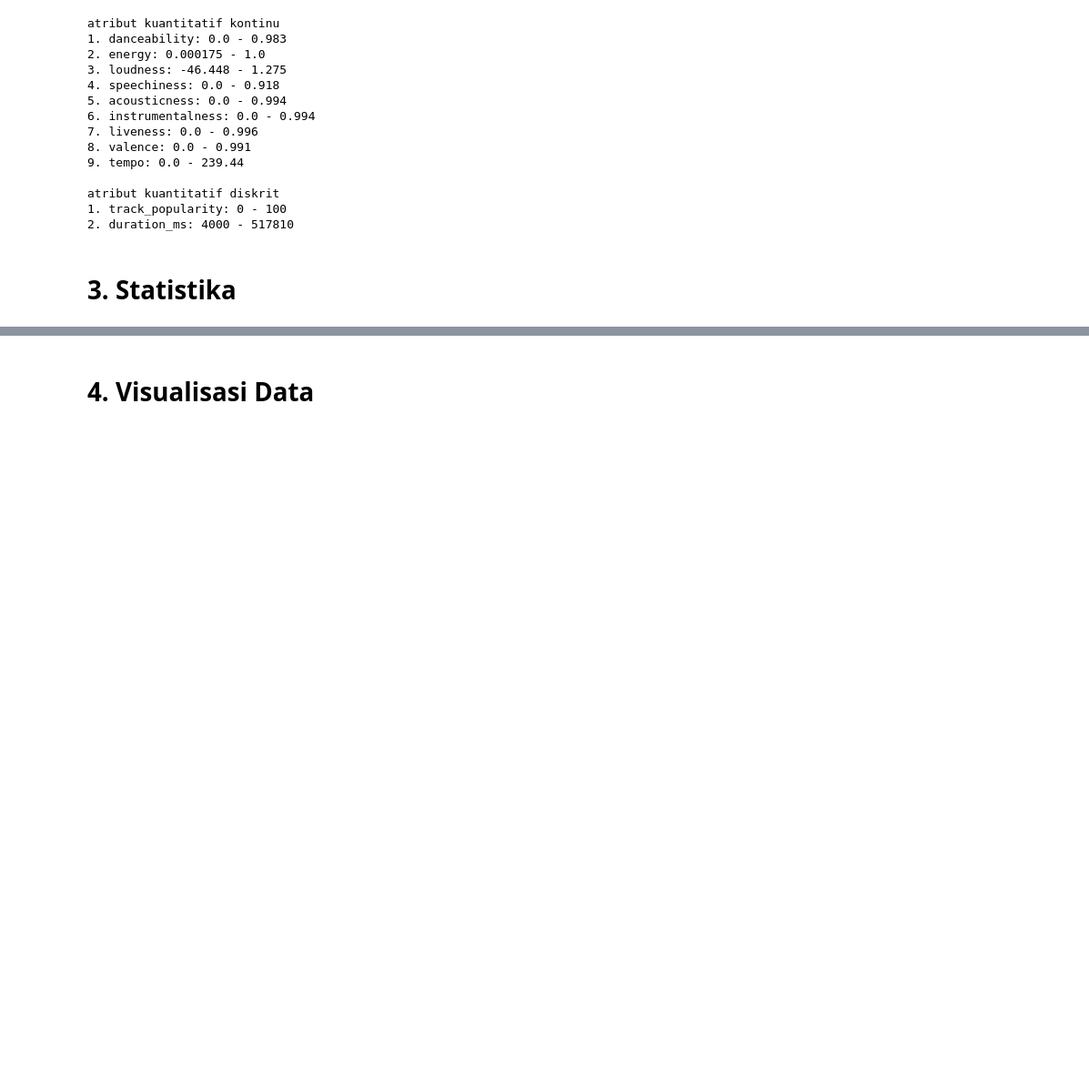
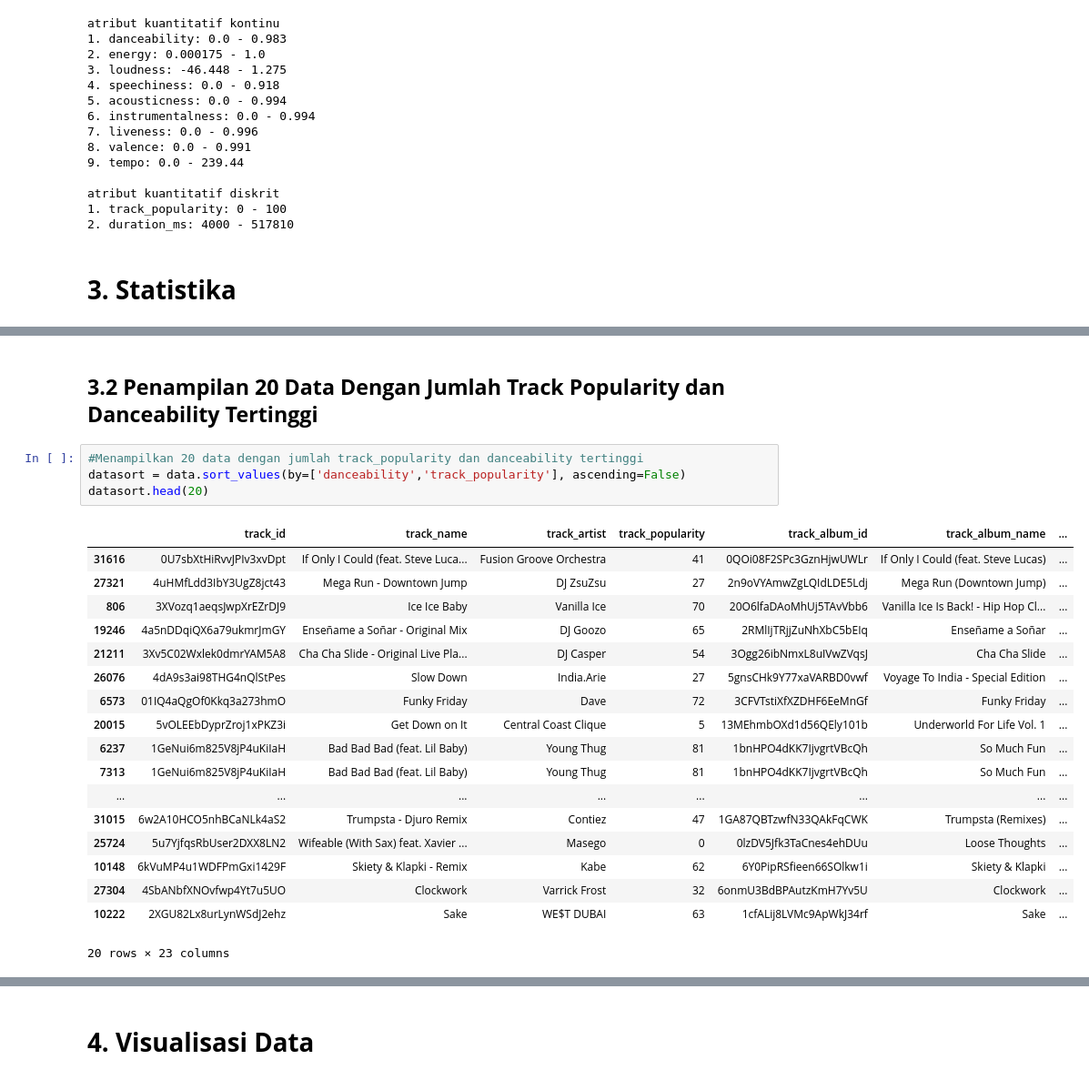
Before and after one commit to susTuna/Analisis-dan-Visualisasi-Data-Lagu-Spotify, a Jupyter notebook: Analisis dan Visualisasi 30000 Spotify Songs.ipynb, the cells around one changed output, grey strips where cells are left out. Shown at 91% size. Saved outputs shown, nothing was run; the diff lists cells and outputs as text; blank space fills up the shorter version.

```diff
--- a/Analisis dan Visualisasi 30000 Spotify Songs.ipynb
+++ b/Analisis dan Visualisasi 30000 Spotify Songs.ipynb
@@ -181,0 +182,25 @@ atribut kuantitatif diskrit
+# %% [markdown]
+## **3.2 Penampilan 20 Data Dengan Jumlah Track Popularity dan Danceability Tertinggi**
+# %%
+#Menampilkan 20 data dengan jumlah track_popularity dan danceability tertinggi
+datasort = data.sort_values(by=['danceability','track_popularity'], ascending=False)
+datasort.head(20)
+# %% [output]
+|  | track_id | track_name | track_artist | track_popularity | track_album_id | track_album_name | ... |
+| 31616 | 0U7sbXtHiRvvJPIv3xvDpt | If Only I Could (feat. Steve Luca... | Fusion Groove Orchestra | 41 | 0QOi08F2SPc3GznHjwUWLr | If Only I Could (feat. Steve Lucas) | ... |
+| 27321 | 4uHMfLdd3IbY3UgZ8jct43 | Mega Run - Downtown Jump | DJ ZsuZsu | 27 | 2n9oVYAmwZgLQIdLDE5Ldj | Mega Run (Downtown Jump) | ... |
+| 806 | 3XVozq1aeqsJwpXrEZrDJ9 | Ice Ice Baby | Vanilla Ice | 70 | 20O6lfaDAoMhUj5TAvVbb6 | Vanilla Ice Is Back! - Hip Hop Cl... | ... |
+| 19246 | 4a5nDDqiQX6a79ukmrJmGY | Enseñame a Soñar - Original Mix | DJ Goozo | 65 | 2RMlIjTRjjZuNhXbC5bEIq | Enseñame a Soñar | ... |
+| 21211 | 3Xv5C02Wxlek0dmrYAM5A8 | Cha Cha Slide - Original Live Pla... | DJ Casper | 54 | 3Ogg26ibNmxL8uIVwZVqsJ | Cha Cha Slide | ... |
+| 26076 | 4dA9s3ai98THG4nQlStPes | Slow Down | India.Arie | 27 | 5gnsCHk9Y77xaVARBD0vwf | Voyage To India - Special Edition | ... |
+| 6573 | 01IQ4aQgOf0Kkq3a273hmO | Funky Friday | Dave | 72 | 3CFVTstiXfXZDHF6EeMnGf | Funky Friday | ... |
+| 20015 | 5vOLEEbDyprZroj1xPKZ3i | Get Down on It | Central Coast Clique | 5 | 13MEhmbOXd1d56QEly101b | Underworld For Life Vol. 1 | ... |
+| 6237 | 1GeNui6m825V8jP4uKiIaH | Bad Bad Bad (feat. Lil Baby) | Young Thug | 81 | 1bnHPO4dKK7IjvgrtVBcQh | So Much Fun | ... |
+| 7313 | 1GeNui6m825V8jP4uKiIaH | Bad Bad Bad (feat. Lil Baby) | Young Thug | 81 | 1bnHPO4dKK7IjvgrtVBcQh | So Much Fun | ... |
+| ... | ... | ... | ... | ... | ... | ... | ... |
+| 31015 | 6w2A10HCO5nhBCaNLk4aS2 | Trumpsta - Djuro Remix | Contiez | 47 | 1GA87QBTzwfN33QAkFqCWK | Trumpsta (Remixes) | ... |
+| 25724 | 5u7YjfqsRbUser2DXX8LN2 | Wifeable (With Sax) feat. Xavier ... | Masego | 0 | 0lzDV5Jfk3TaCnes4ehDUu | Loose Thoughts | ... |
+| 10148 | 6kVuMP4u1WDFPmGxi1429F | Skiety & Klapki - Remix | Kabe | 62 | 6Y0PipRSfieen66SOlkw1i | Skiety & Klapki | ... |
+| 27304 | 4SbANbfXNOvfwp4Yt7u5UO | Clockwork | Varrick Frost | 32 | 6onmU3BdBPAutzKmH7Yv5U | Clockwork | ... |
+| 10222 | 2XGU82Lx8urLynWSdJ2ehz | Sake | WE$T DUBAI | 63 | 1cfALij8LVMc9ApWkJ34rf | Sake | ... |
+20 rows × 23 columns
```
Also changed, not shown: parts of 15 cells of this notebook, 2 other files.
